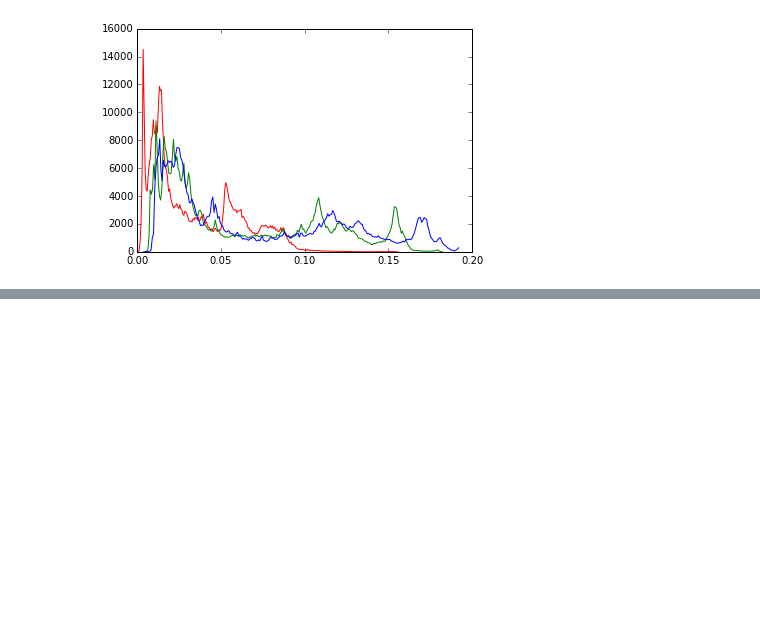
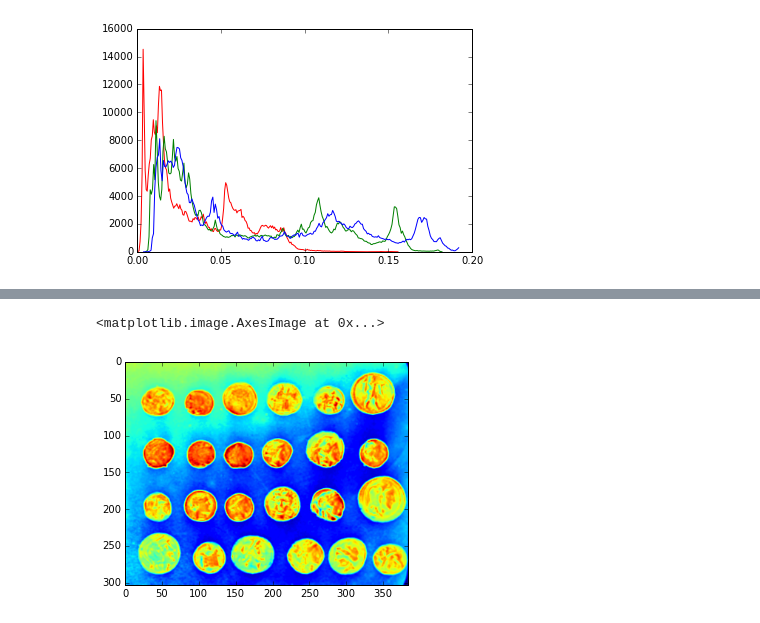
Before and after one commit to alexjohnson505/skimage-tutorials, a Jupyter notebook: CS4300_Assignment02_AlexJohnson.ipynb, the cells around one changed output, grey strips where cells are left out. Drawn from its saved outputs; the diff is of its cells as text; code cells hidden in the pictures; blank space fills up the shorter version.

```diff
--- a/CS4300_Assignment02_AlexJohnson.ipynb
+++ b/CS4300_Assignment02_AlexJohnson.ipynb
@@ -171,3 +174,10 @@ RuntimeError: filter weights array has incorrect shape.
+# %%
+# Mean'd Image
+kerneled = convolve(coins, mean_kernel)
+plt.imshow(kerneled)
+# %% [output]
+<matplotlib.image.AxesImage at 0x...>
+[figure, added]
 # %%
 # Part B II
 # Downsample each of your images.
```
Also changed, not shown: parts of 3 cells of this notebook.
